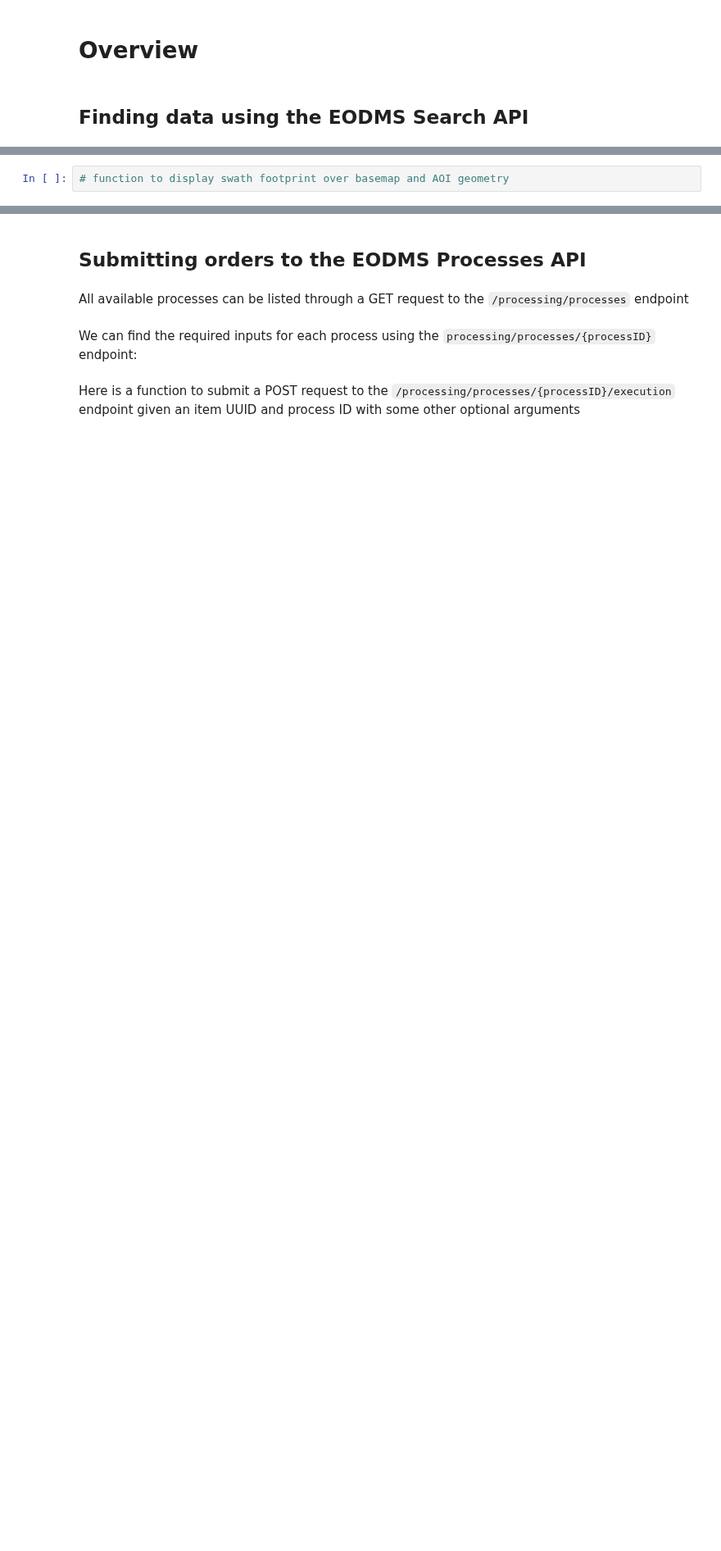
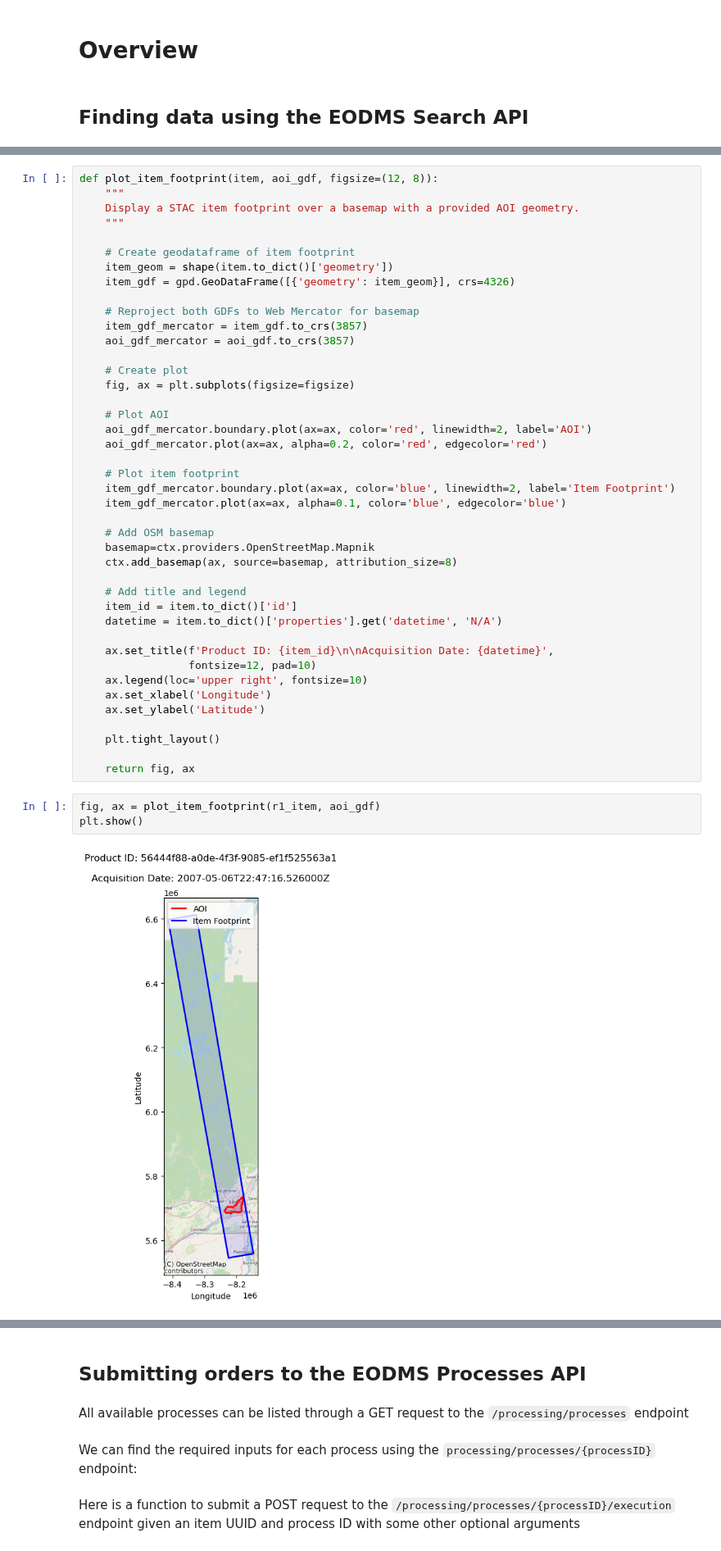
Before and after one commit to eodms-sgdot/rcm-ard-stac-examples, a Jupyter notebook: examples/radarsat1_l1_processing.ipynb, the cells around one changed output, grey strips where cells are left out. Shown at 82% size. Saved outputs shown, nothing was run; the diff lists cells and outputs as text; blank space fills up the shorter version.

Commit message:
v1 of STAC search

```diff
--- a/examples/radarsat1_l1_processing.ipynb
+++ b/examples/radarsat1_l1_processing.ipynb
@@ -9,2 +139,47 @@
 # %%
-# function to display swath footprint over basemap and AOI geometry
+def plot_item_footprint(item, aoi_gdf, figsize=(12, 8)):
+    """
+    Display a STAC item footprint over a basemap with a provided AOI geometry.
+    """
+
+    # Create geodataframe of item footprint
+    item_geom = shape(item.to_dict()['geometry'])
+    item_gdf = gpd.GeoDataFrame([{'geometry': item_geom}], crs=4326)
+
+    # Reproject both GDFs to Web Mercator for basemap
+    item_gdf_mercator = item_gdf.to_crs(3857)
+    aoi_gdf_mercator = aoi_gdf.to_crs(3857)
+
+    # Create plot
+    fig, ax = plt.subplots(figsize=figsize)
+
+    # Plot AOI
+    aoi_gdf_mercator.boundary.plot(ax=ax, color='red', linewidth=2, label='AOI')
+    aoi_gdf_mercator.plot(ax=ax, alpha=0.2, color='red', edgecolor='red')
+
+    # Plot item footprint
+    item_gdf_mercator.boundary.plot(ax=ax, color='blue', linewidth=2, label='Item Footprint')
+    item_gdf_mercator.plot(ax=ax, alpha=0.1, color='blue', edgecolor='blue')
+
+    # Add OSM basemap
+    basemap=ctx.providers.OpenStreetMap.Mapnik
+    ctx.add_basemap(ax, source=basemap, attribution_size=8)
+
+    # Add title and legend
+    item_id = item.to_dict()['id']
+    datetime = item.to_dict()['properties'].get('datetime', 'N/A')
+
+    ax.set_title(f'Product ID: {item_id}\n\nAcquisition Date: {datetime}',
+                 fontsize=12, pad=10)
+    ax.legend(loc='upper right', fontsize=10)
+    ax.set_xlabel('Longitude')
+    ax.set_ylabel('Latitude')
+
+    plt.tight_layout()
+
+    return fig, ax
+# %%
+fig, ax = plot_item_footprint(r1_item, aoi_gdf)
+plt.show()
+# %% [output]
+[figure, added]
```
Also changed, not shown: parts of 13 cells of this notebook, 1 other file.
